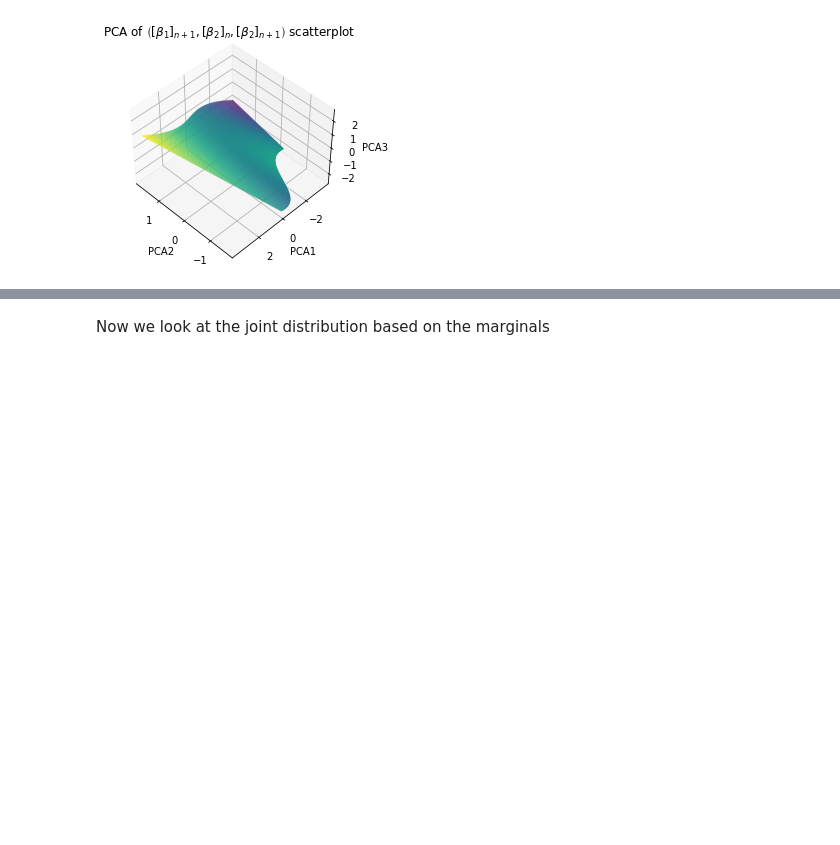
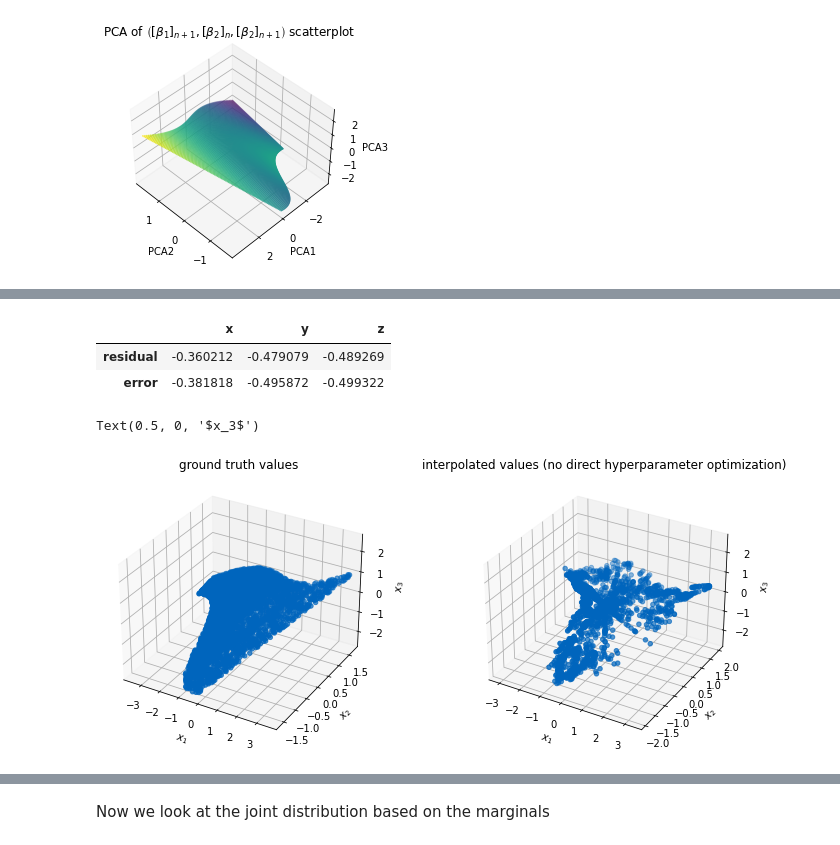
Before and after one commit to plainerman/density-transport, a Jupyter notebook: full_two_dimensional.ipynb, the cells around one changed output, grey strips where cells are left out. Saved outputs shown, nothing was run; the diff lists cells and outputs as text; code cells hidden in the pictures; blank space fills up the shorter version.

```diff
--- a/full_two_dimensional.ipynb
+++ b/full_two_dimensional.ipynb
@@ -212,0 +214,74 @@ plt.show()
+# %%
+from sklearn.model_selection import cross_val_score, train_test_split
+from datafold.dynfold import (
+    GeometricHarmonicsInterpolator as GHI,
+    LocalRegressionSelection,
+)
+
+import pandas as pd
+# Ok, now we have transformed a uniform distribution to the embedded space
+# We can now reconstruct the fold by learning a way back from this embedding into the original space
+# (could have been immediately)
+random_state = 1
+
+X_all = data_fit
+psi_all = target_mapping
+
+# shuffle new training and test set
+X_train, X_test, psi_train, psi_test = train_test_split(
+    X_all, psi_all, train_size=2 / 3, random_state=random_state
+)
+
+# (!!) we use the DMAP space as base space now, and interpolate X as function values
+pcm = pfold.PCManifold(psi_train)
+pcm.optimize_parameters(random_state=random_state)
+
+opt_epsilon = pcm.kernel.epsilon
+opt_cutoff = pcm.cut_off
+opt_n_eigenpairs = 100
+
+# test the interpolation quality with PCManifold optimization
+gh_interpolant_psi_to_X = GHI(
+    pfold.GaussianKernel(epsilon=opt_epsilon),
+    n_eigenpairs=opt_n_eigenpairs,
+    dist_kwargs=dict(cut_off=opt_cutoff),
+)
+
+
+gh_interpolant_psi_to_X.fit(psi_train, X_train)
+
+# compute residual and error
+residual = gh_interpolant_psi_to_X.score(psi_train, X_train)
+error = gh_interpolant_psi_to_X.score(psi_test, X_test)
+
+pd.DataFrame(
+    numpy.row_stack([residual, error]),
+    index=["residual", "error"],
+    columns=["x", "y", "z"],
+)
+# %% [output]
+|  | x | y | z |
+| residual | -0.360212 | -0.479079 | -0.489269 |
+| error | -0.381818 | -0.495872 | -0.499322 |
+# %%
+# plot ground truth and interpolated values
+fig = plt.figure(figsize=[12, 5])
+
+ax = fig.add_subplot(121, projection="3d")
+ax.scatter(X_test[:, 0], X_test[:, 1], X_test[:, 2], cmap=plt.cm.Spectral)
+ax.set_title("ground truth values")
+ax.set_xlabel(r"$x_1$")
+ax.set_ylabel(r"$x_2$")
+ax.set_zlabel(r"$x_3$")
+
+ax = fig.add_subplot(122, projection="3d")
+ax.scatter(
+    *(gh_interpolant_psi_to_X.predict(psi_test)).T, cmap=plt.cm.Spectral
+)
+ax.set_title("interpolated values (no direct hyperparameter optimization)")
+ax.set_xlabel(r"$x_1$")
+ax.set_ylabel(r"$x_2$")
+ax.set_zlabel(r"$x_3$")
+# %% [output]
+Text(0.5, 0, '$x_3$')
+[figure, added]
```
Also changed, not shown: parts of 16 cells of this notebook.
